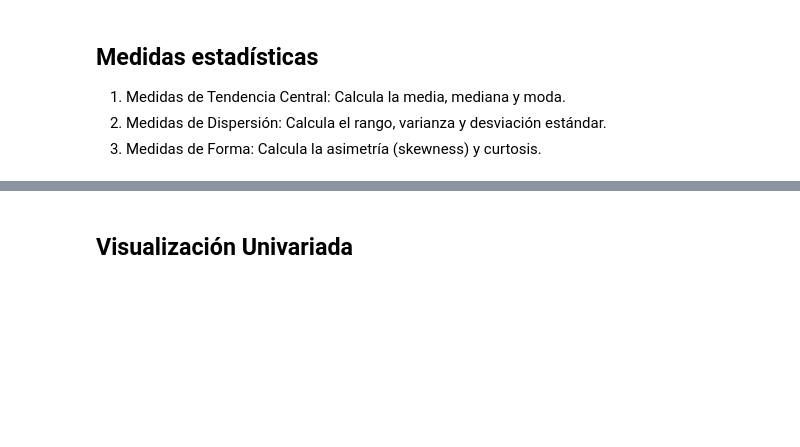
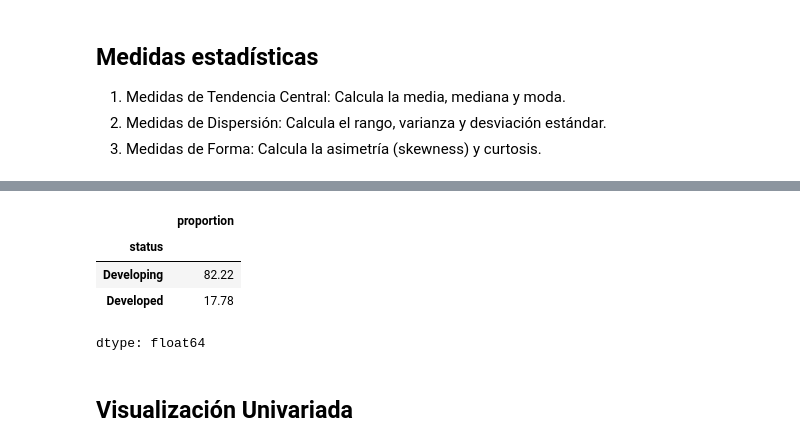
Before and after one commit to polaya813/polaya813, a Jupyter notebook: Copia_de_ENTREGABLE_5.ipynb, the cells around one changed output, grey strips where cells are left out. Saved outputs shown, nothing was run; the diff lists cells and outputs as text; code cells hidden in the pictures; blank space fills up the shorter version.

```diff
--- a/Copia_de_ENTREGABLE_5.ipynb
+++ b/Copia_de_ENTREGABLE_5.ipynb
@@ -187,3 +275,12 @@ dtype: int64
+# %%
+# Tabla de Frecuencia (Porcentaje) para status
+df_life['status'].value_counts(normalize=True) * 100
+# %% [output]
+|  | proportion |
+| status |  |
+| Developing | 82.22 |
+| Developed | 17.78 |
+dtype: float64
 # %% [markdown]
 ## Visualización Univariada
 # %%
```
Also changed, not shown: parts of 9 cells of this notebook.
